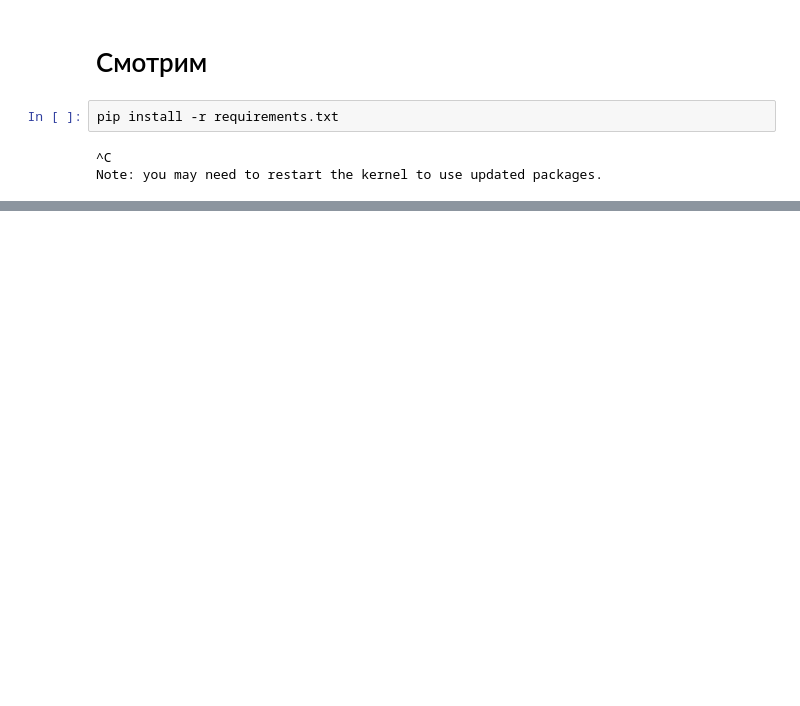
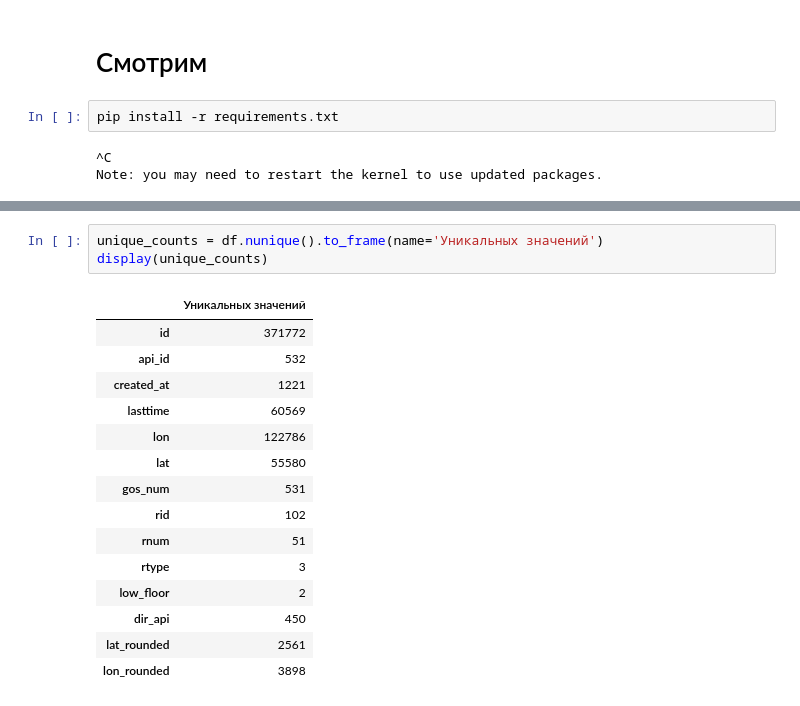
Before and after one commit to Trecydda/bus-service-optimization, a Jupyter notebook: test.ipynb, the cells around one changed output, grey strips where cells are left out. Drawn from its saved outputs; the diff is of its cells as text; blank space fills up the shorter version.

```diff
--- a/test.ipynb
+++ b/test.ipynb
@@ -55,0 +182,19 @@ c:\Users\Mihail\Desktop\ДЗ\5сем\Курсач\.venv\Lib\site-packages
+# %%
+unique_counts = df.nunique().to_frame(name='Уникальных значений')
+display(unique_counts)
+# %% [output]
+|  | Уникальных значений |
+| id | 371772 |
+| api_id | 532 |
+| created_at | 1221 |
+| lasttime | 60569 |
+| lon | 122786 |
+| lat | 55580 |
+| gos_num | 531 |
+| rid | 102 |
+| rnum | 51 |
+| rtype | 3 |
+| low_floor | 2 |
+| dir_api | 450 |
+| lat_rounded | 2561 |
+| lon_rounded | 3898 |
```
Also changed, not shown: parts of 14 cells of this notebook, 1 other file.
